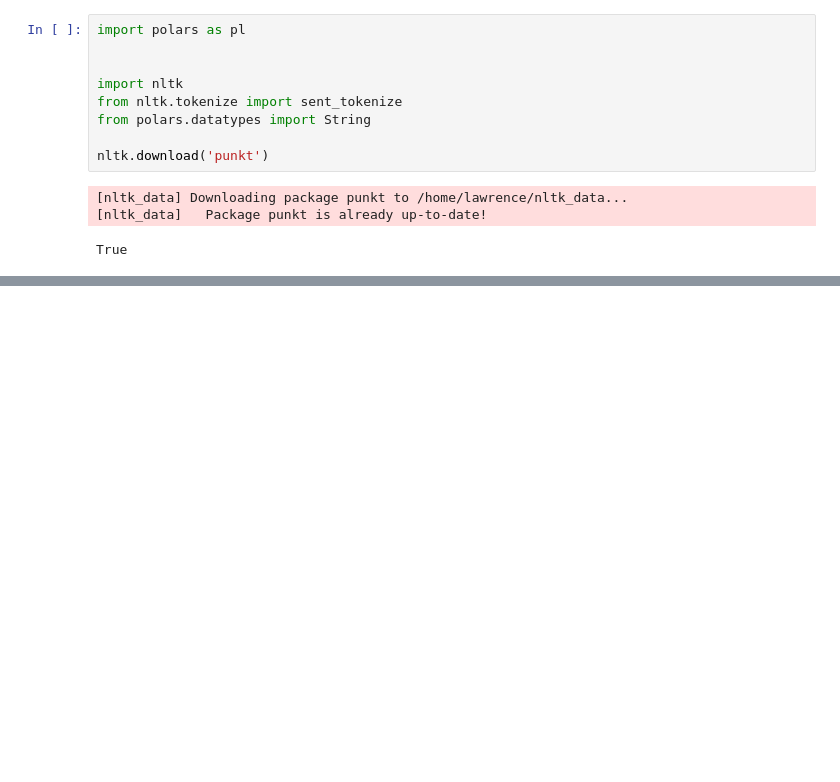
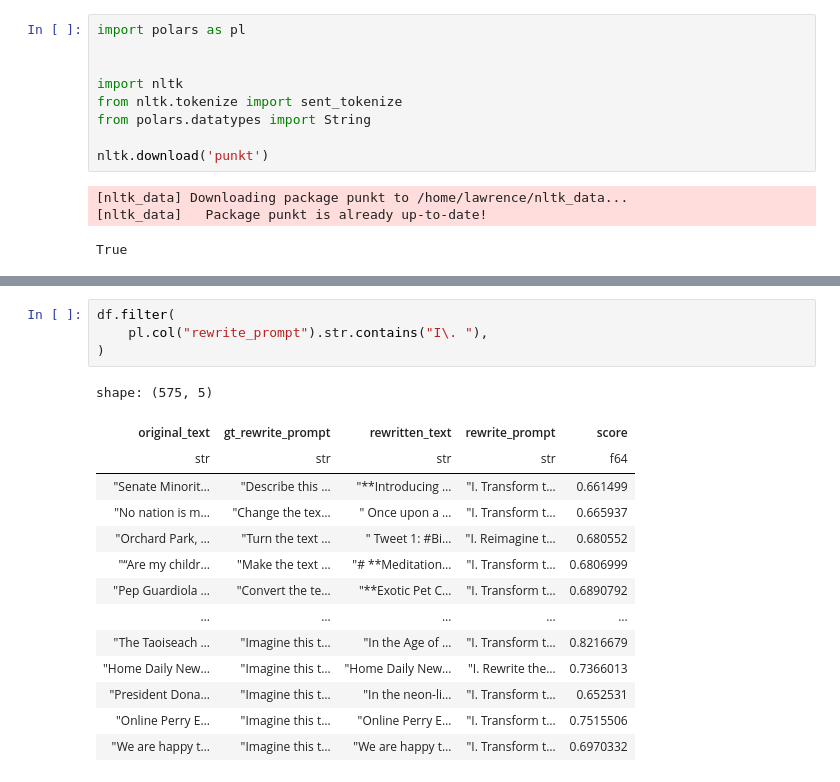
Before and after one commit to getorca/llm_prompt_recovery, a Jupyter notebook: clean_predictions.ipynb, the cells around one changed output, grey strips where cells are left out. Saved outputs shown, nothing was run; the diff lists cells and outputs as text; blank space fills up the shorter version.

```diff
--- a/clean_predictions.ipynb
+++ b/clean_predictions.ipynb
@@ -120,0 +205,19 @@ df.write_csv("./data/predictions/combined-filtered.csv")
+# %%
+df.filter(
+    pl.col("rewrite_prompt").str.contains("I\. "),
+)
+# %% [output]
+shape: (575, 5)
+| original_text | gt_rewrite_prompt | rewritten_text | rewrite_prompt | score |
+| str | str | str | str | f64 |
+| "Senate Minorit… | "Describe this … | "**Introducing … | "I. Transform t… | 0.661499 |
+| "No nation is m… | "Change the tex… | " Once upon a … | "I. Transform t… | 0.665937 |
+| "Orchard Park, … | "Turn the text … | " Tweet 1: #Bi… | "I. Reimagine t… | 0.680552 |
+| "“Are my childr… | "Make the text … | "# **Meditation… | "I. Transform t… | 0.6806999 |
+| "Pep Guardiola … | "Convert the te… | "**Exotic Pet C… | "I. Transform t… | 0.6890792 |
+| … | … | … | … | … |
+| "The Taoiseach … | "Imagine this t… | "In the Age of … | "I. Transform t… | 0.8216679 |
+| "Home Daily New… | "Imagine this t… | "Home Daily New… | "I. Rewrite the… | 0.7366013 |
+| "President Dona… | "Imagine this t… | "In the neon-li… | "I. Transform t… | 0.652531 |
+| "Online Perry E… | "Imagine this t… | "Online Perry E… | "I. Transform t… | 0.7515506 |
+| "We are happy t… | "Imagine this t… | "We are happy t… | "I. Transform t… | 0.6970332 |
```
Also changed, not shown: parts of 20 cells of this notebook, 2 other files.
